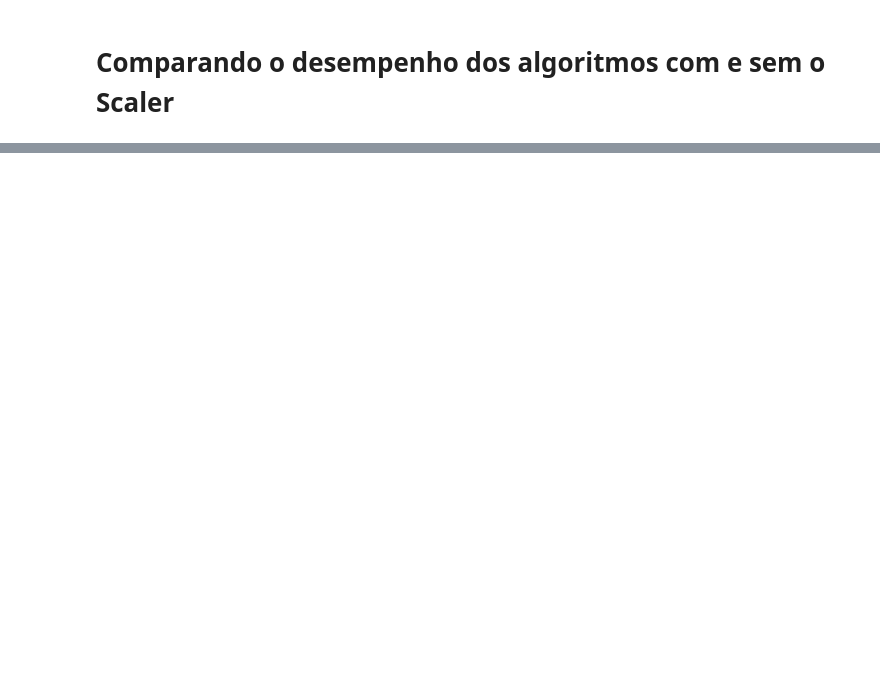
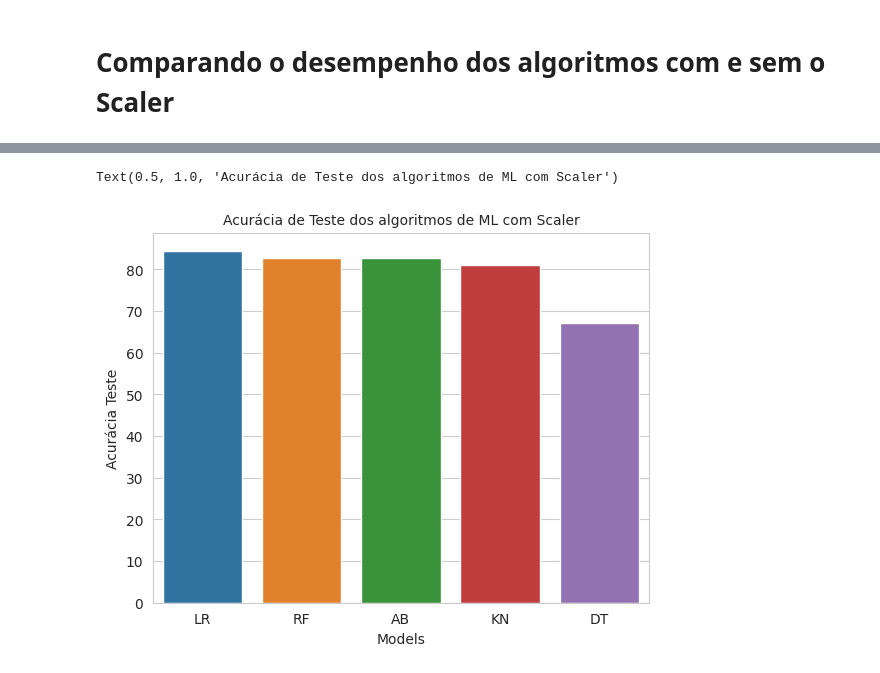
Before and after one commit to JevertonFlores/DS_heart_disease_machine_learning, a Jupyter notebook: heart-disease.ipynb, the cells around one changed output, grey strips where cells are left out. Saved outputs shown, nothing was run; the diff lists cells and outputs as text; code cells hidden in the pictures; blank space fills up the shorter version.

```diff
--- a/heart-disease.ipynb
+++ b/heart-disease.ipynb
@@ -648,0 +667,19 @@ sns.barplot(x=df['Models'], y=df['Acurácia Teste'])
+# %%
+# dicionário de alias
+
+aliases = {
+    'Logistic Regression' : 'LR',
+    'Decision Tree' : 'DT',
+    'KNeighbors' : 'KN',
+    'Randon Forest Classifier' : 'RF',
+    'AdaBoost' : 'AB'
+}
+
+# substituir os nomes pelos aliases
+df_scaler['Models'] = df_scaler['Models'].replace(aliases)
+
+ax = sns.barplot(x = df_scaler['Models'], y = df_scaler['Acurácia Teste'])
+ax.set_title('Acurácia de Teste dos algoritmos de ML com Scaler', fontsize = 10)
+# %% [output]
+Text(0.5, 1.0, 'Acurácia de Teste dos algoritmos de ML com Scaler')
+[figure, added]
```
Also changed, not shown: parts of 9 cells of this notebook.
